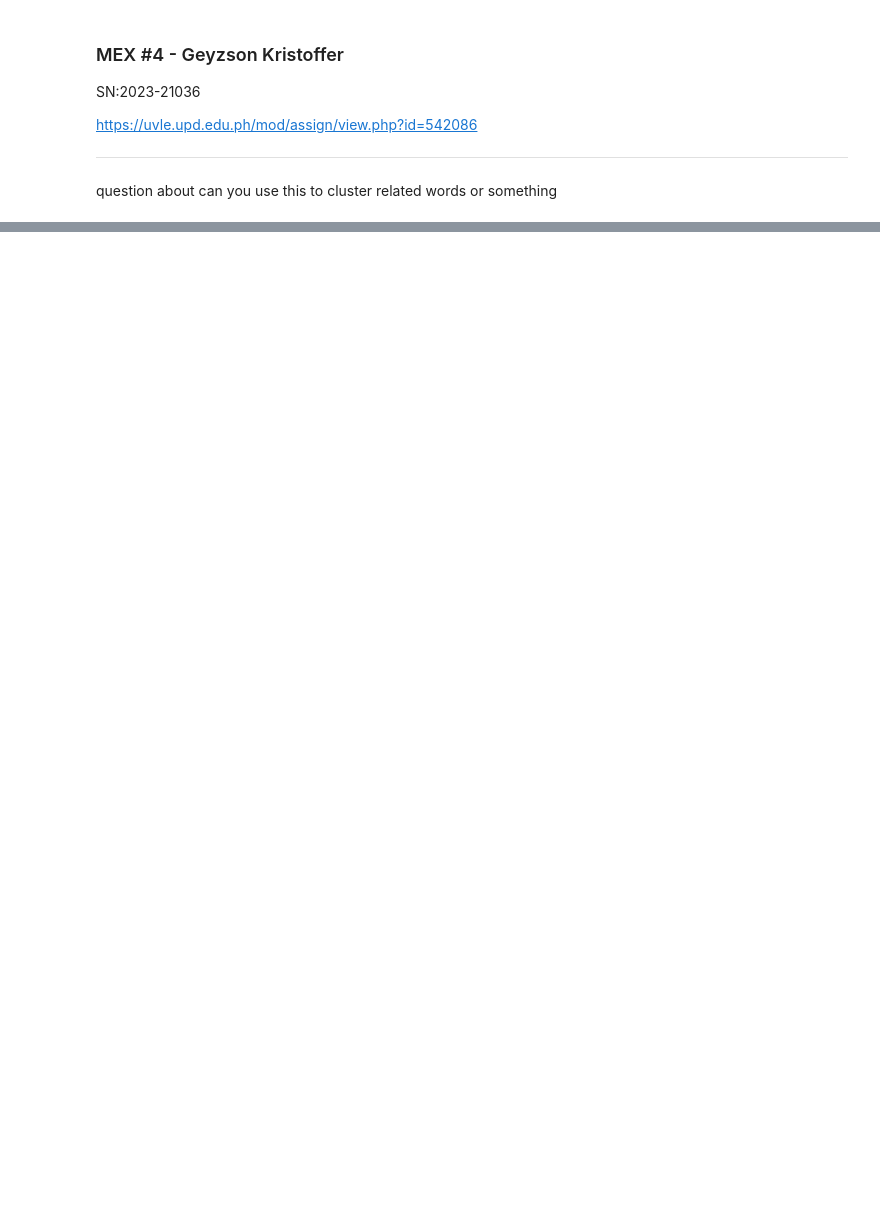
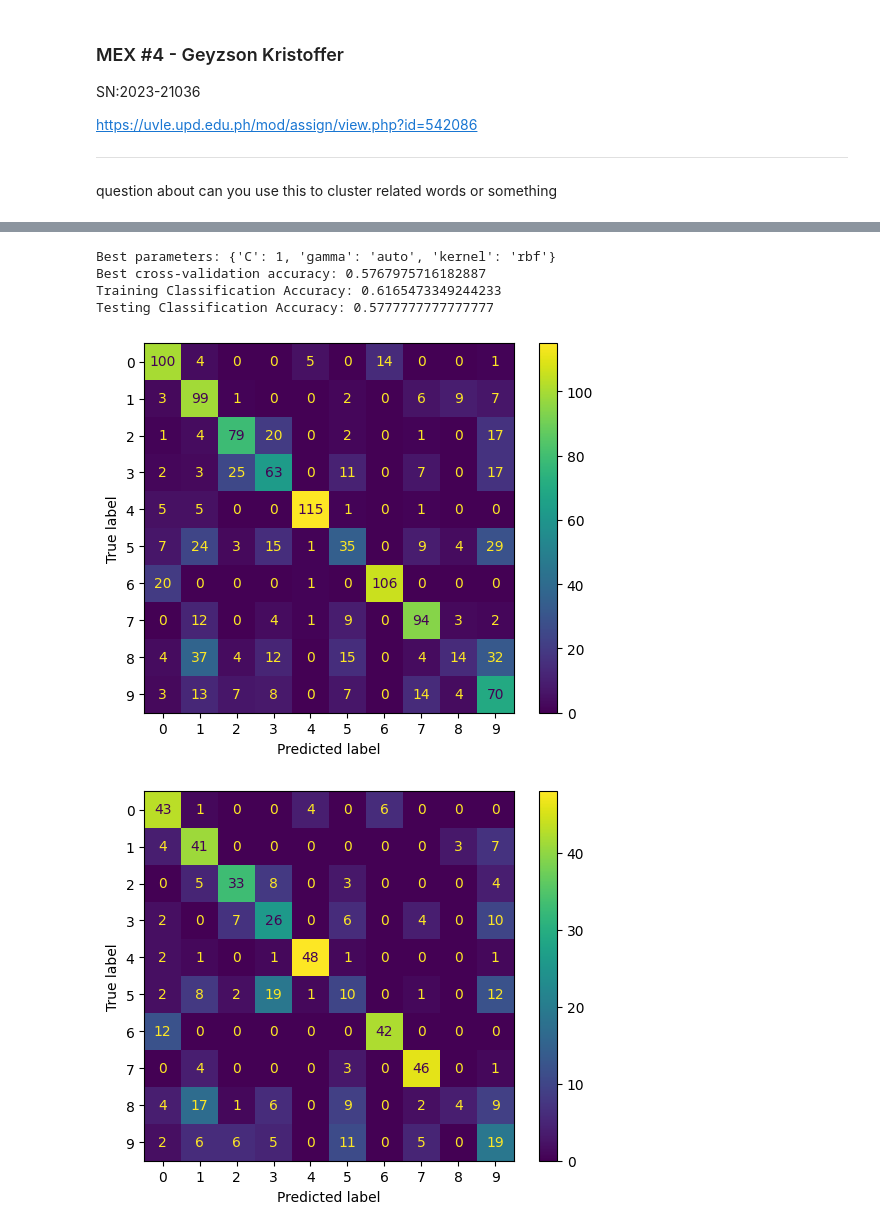
Before and after one commit to GeyzsoN/AI221, a Jupyter notebook: _gk_outputs/MEX 4/homena_mex_4.ipynb, the cells around one changed output, grey strips where cells are left out. Saved outputs shown, nothing was run; the diff lists cells and outputs as text; code cells hidden in the pictures; blank space fills up the shorter version.

```diff
--- a/_gk_outputs/MEX 4/homena_mex_4.ipynb
+++ b/_gk_outputs/MEX 4/homena_mex_4.ipynb
@@ -174,0 +182,60 @@ NameError: name 'iris' is not defined
+# %%
+
+
+# Split the data into 70% Training and 30% Testing with stratification, using random_state=0
+X_train, X_test, y_train, y_test = train_test_split(
+    X_pca_digits, y_digits, test_size=0.3, stratify=y_digits, random_state=0
+)
+
+# Setup parameter grid for SVM hyperparameter tuning
+param_grid = {
+    'C': [0.1, 1, 10, 100],  # Regularization parameter
+    'gamma': ['scale', 'auto'],  # Kernel coefficient for 'rbf', 'poly' and 'sigmoid'
+    'kernel': ['linear', 'rbf', 'poly']  # Specifies the kernel type to be used in the algorithm
+}
+
+# Initialize GridSearchCV with SVM and the parameter grid
+grid_search = GridSearchCV(SVC(), param_grid, cv=5, scoring='accuracy')
+
+# Fit GridSearchCV to find the best hyperparameters
+grid_search.fit(X_train, y_train)
+
+# Best parameters and best score
+best_params = grid_search.best_params_
+best_score = grid_search.best_score_
+print(f"Best parameters: {best_params}")
+print(f"Best cross-validation accuracy: {best_score}")
+
+# Train an SVM with the best tuned model
+best_svm = grid_search.best_estimator_
+
+# Evaluate on the training set
+y_train_pred = best_svm.predict(X_train)
+train_accuracy = best_svm.score(X_train, y_train)
+train_conf_matrix = confusion_matrix(y_train, y_train_pred)
+
+# Evaluate on the testing set
+y_test_pred = best_svm.predict(X_test)
+test_accuracy = best_svm.score(X_test, y_test)
+test_conf_matrix = confusion_matrix(y_test, y_test_pred)
+
+
+# Report the classification accuracy and confusion matrix for both the Training and Test sets
+
+# Plot the confusion matrix for the training set
+disp = ConfusionMatrixDisplay(confusion_matrix=train_conf_matrix, display_labels=digits.target_names)
+disp.plot()
+print(f"Training Classification Accuracy: {train_accuracy}")
+
+
+# Plot the confusion matrix for the testing set
+disp = ConfusionMatrixDisplay(confusion_matrix=test_conf_matrix, display_labels=digits.target_names)
+disp.plot()
+print(f"Testing Classification Accuracy: {test_accuracy}")
+# %% [output]
+Best parameters: {'C': 1, 'gamma': 'auto', 'kernel': 'rbf'}
+Best cross-validation accuracy: 0.5767975716182887
+Training Classification Accuracy: 0.6165473349244233
+Testing Classification Accuracy: 0.5777777777777777
+[figure, added]
+[figure, added]
```
Also changed, not shown: parts of 17 cells of this notebook.
